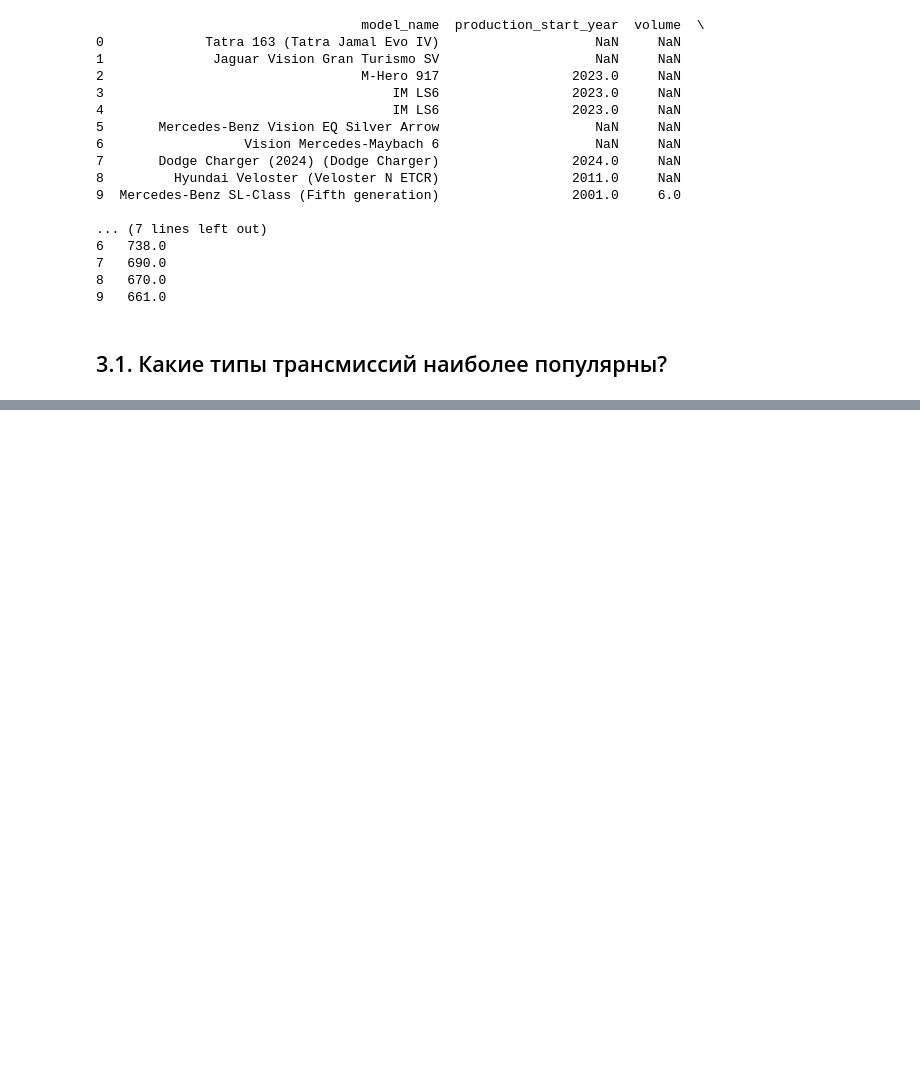
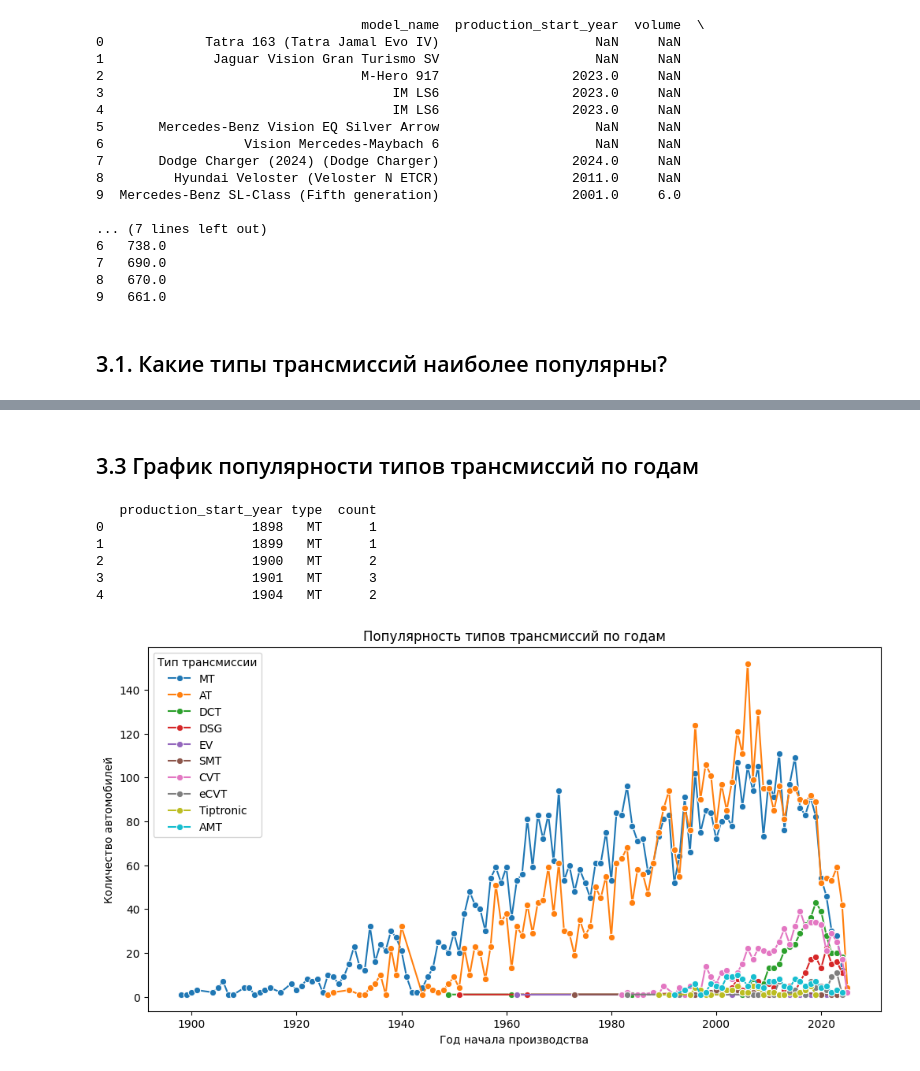
Before and after one commit to AntonS86/wiki-scraper, a Jupyter notebook: notebooks/data_exploration.ipynb, the cells around one changed output, grey strips where cells are left out. Drawn from its saved outputs; the diff is of its cells as text; code cells hidden in the pictures; blank space fills up the shorter version.

```diff
--- a/notebooks/data_exploration.ipynb
+++ b/notebooks/data_exploration.ipynb
@@ -224,0 +245,34 @@ plt.show()
+# %% [markdown]
+## 3.3 График популярности типов трансмиссий по годам
+# %%
+with sqlite3.connect(db_path) as conn:
+    query = """
+    SELECT v.production_start_year, t.type
+    FROM transmissions t
+    JOIN vehicles v ON t.vehicle_id = v.id
+    WHERE v.production_start_year IS NOT NULL
+    """
+    df_transmissions_years = pd.read_sql(query, conn)
+
+# Убираем NaN и возможные некорректные года (например, < 1885)
+df_transmissions_years = df_transmissions_years.dropna()
+
+# Группируем данные: сколько раз встречается каждый тип трансмиссии по годам
+df_counts = df_transmissions_years.groupby(['production_start_year', 'type']).size().reset_index(name="count")
+print(df_counts.head())
+# Визуализация
+plt.figure(figsize=(12, 6))
+sns.lineplot(data=df_counts, x="production_start_year", y="count", hue="type", marker="o", palette="tab10")
+plt.xlabel("Год начала производства")
+plt.ylabel("Количество автомобилей")
+plt.title("Популярность типов трансмиссий по годам")
+plt.legend(title="Тип трансмиссии")
+plt.show()
+# %% [output]
+   production_start_year type  count
+0                   1898   MT      1
+1                   1899   MT      1
+2                   1900   MT      2
+3                   1901   MT      3
+4                   1904   MT      2
+[figure, added]
```
Also changed, not shown: parts of 11 cells of this notebook, 1 other file.
